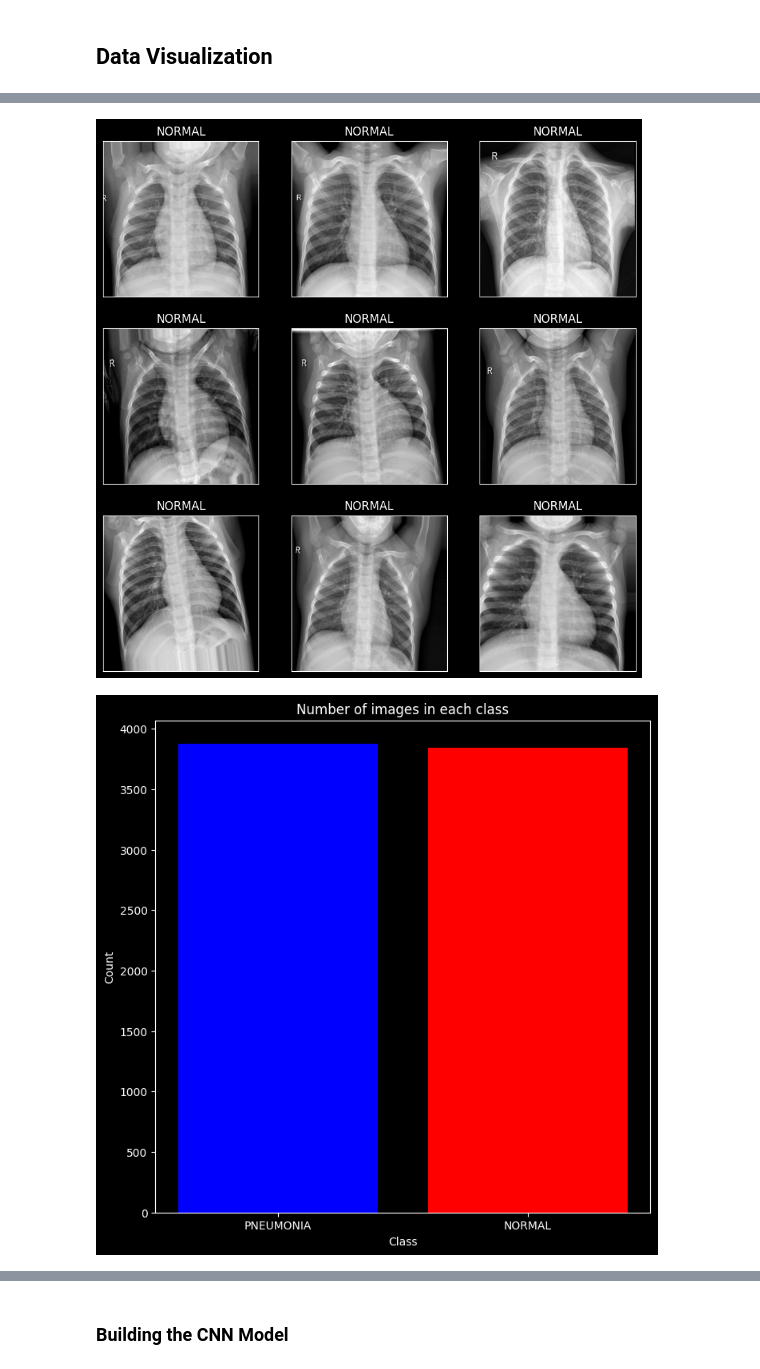
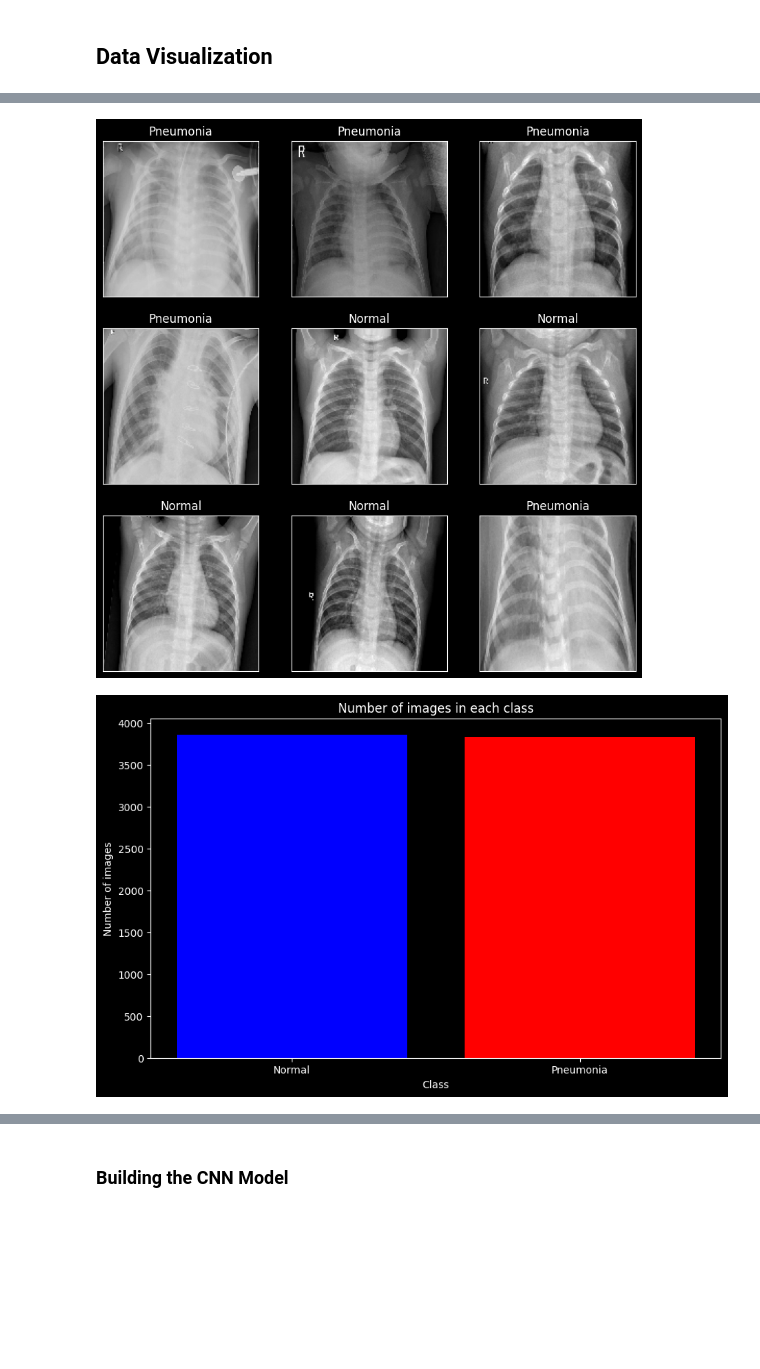
Before and after one commit to AIBabyTeaching/deep-learning-project-HazemAbdelghafar, a Jupyter notebook: PDX.ipynb, the cells around one changed output, grey strips where cells are left out. Cells and saved outputs as stored; diff of their text form; code cells hidden in the pictures; blank space fills up the shorter version.

```diff
--- a/PDX.ipynb
+++ b/PDX.ipynb
@@ -75,7 +87,17 @@ val_df = pd.DataFrame(val_data, columns=['Image Matrix', 'Label'])
+# %%
+def shuffle_data(data, label):
+    """
+    Shuffles the data and label in the same order
+    """
+    temp = list(zip(data, label))
+    random.shuffle(temp)
+    data,label = zip(*temp)
+    data, label = list(data), list(label)
+    return data, label
 # %%
 # Normal labeled images are loaded first, then Pneumonia labeled images are loaded second
-# Therefore, we need to shuffle the dataframes to avoid bias
+# Therefore, we need to shuffle the dataset to avoid bias
 
-train_df = shuffle(train_df)
-test_df = shuffle(test_df)
-val_df = shuffle(val_df)
+train_features, train_label = shuffle_data(train_data, train_class)
+test_features, test_label = shuffle_data(test_data, test_class)
+val_features, val_label = shuffle_data(val_data, val_class)
@@ -127,3 +104,10 @@ memory usage: 384.0+ bytes
+# %%
+train_features = np.array(train_features)
+train_label = np.array(train_label)
+val_features = np.array(val_features)
+val_label = np.array(val_label)
+test_features = np.array(test_features)
+test_label = np.array(test_label)
 # %% [markdown]
 ### Data Augmentation
 # %% [markdown]
@@ -150,21 +134,27 @@ plt.show()
 plt.figure(figsize=(10, 10))
 for i in range(9):
     plt.subplot(3, 3, i + 1)
-    plt.imshow(train_df['Image Matrix'][i], cmap='gray')
-    plt.title(train_df['Label'][i])
+    plt.imshow(train_features[i], cmap="gray")
+    plt.title("Normal" if train_label[i] == 0 else "Pneumonia")
     plt.xticks([])
     plt.yticks([])
 plt.show()
 # %% [output]
-[figure, old version]
+[figure, new version]
 # %%
-# visualize the number of images in each class
-plt.figure(figsize=(8, 8))
-plt.bar(train_df['Label'].unique(), train_df['Label'].value_counts(), color=['blue', 'red'])
+# Visualize the number of images in each class
+df = pd.Series(train_label)
+
+# Count the number of images in each class
+class_counts = df.value_counts()
+class_names = ['Normal', 'Pneumonia']  # Class names
+
+plt.figure(figsize=(10, 6))
+plt.bar(class_names, class_counts.values, color=['blue', 'red'])
+plt.xlabel('Class')
+plt.ylabel('Number of images')
 plt.title('Number of images in each class')
-plt.xlabel('Class')
-plt.ylabel('Count')
 plt.show()
 # %% [output]
-[figure, old version]
+[figure, new version]
 # %% [markdown]
```
Also changed, not shown: parts of 43 cells of this notebook.
